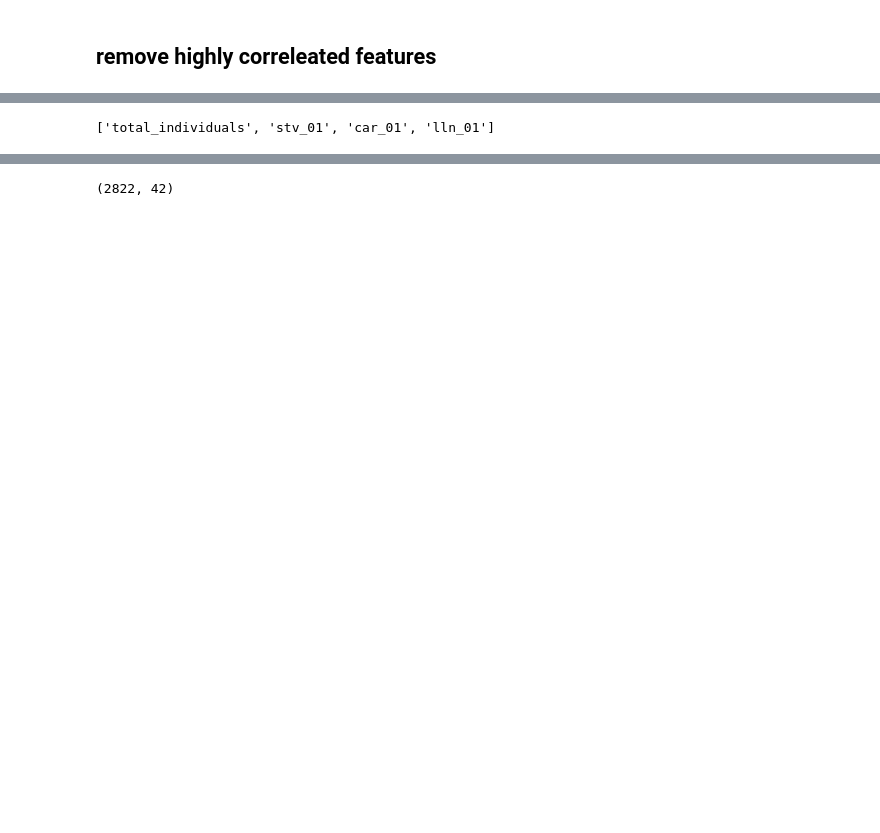
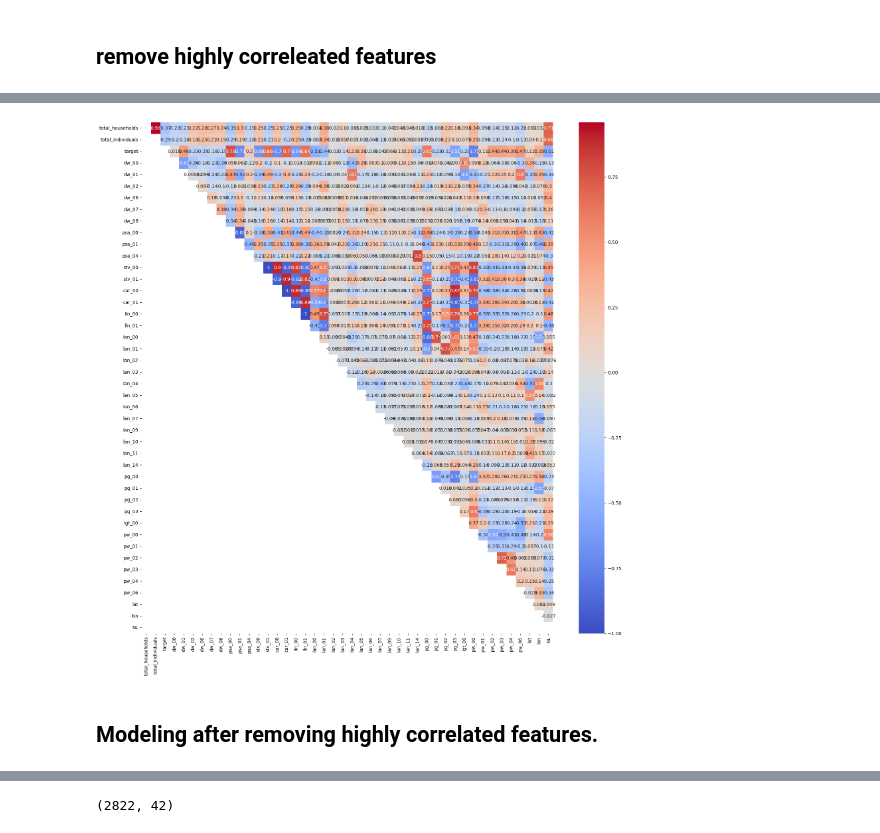
Before and after one commit to segnig/-segnig-International-Women-s-Day-Zindi-Challenge-, a Jupyter notebook: International_Women's_Day_Challenge.ipynb, the cells around one changed output, grey strips where cells are left out. Cells and saved outputs as stored; diff of their text form; code cells hidden in the pictures; blank space fills up the shorter version.

```diff
--- a/International_Women's_Day_Challenge.ipynb
+++ b/International_Women's_Day_Challenge.ipynb
@@ -254,12 +260,17 @@ bestIteration = 986
 Shrink model to first 987 iterations.
 RMSE: 2.9874531529368418
 # %%
-test["target"] = model_cat.predict(test[train_features])
+sub_df = pd.DataFrame(
+    {
+        "ward": test["ward"],
+        "target": model_cat.predict(test[train_features])
+    }
+)
 
-test[["ward", "target"]].to_csv("submission_cat_model_without_feature_selection.csv", index=False)
+sub_df.to_csv("submission_cat_model_without_feature_selection.csv", index=False)
 
 # to file
-test[["ward", "target"]].head()
+sub_df.head()
 # %% [output]
 |  | ward | target |
 | 0 | 21001001: Ward 1 | 18.490138 |
@@ -279,11 +290,16 @@ mse = mean_squared_error(y_test, y_pred)
 
 print(f"RMSE: {np.sqrt(mse)}")
 
-test["target"] = model_xgb.predict(test[train_features])
+sub_df = pd.DataFrame(
+    {
+        "ward": test["ward"],
+        "target": model_xgb.predict(test[train_features])
+    }
+)
 
-test[["ward", "target"]].to_csv("submission_xgb_model_without_feature_selection.csv", index=False)
+sub_df.to_csv("submission_xgb_model_without_feature_selection.csv", index=False)
 
-test[["ward", "target"]].head()
+sub_df.head()
 # %% [output]
 [0]     validation_0-rmse:7.55806
 [99]    validation_0-rmse:3.41128
@@ -313,11 +329,16 @@ You can set `force_col_wise=true` to remove the overhead.
 [LightGBM] [Info] Start training from score 24.512353
 RMSE: 3.1763752466083535
 # %%
-test["target"] = model_lgb.predict(test[train_features])
+sub_df = pd.DataFrame(
+    {
+        "ward": test["ward"],
+        "target": model_lgb.predict(test[train_features])
+    }
+)
 
-test[["ward", "target"]].to_csv("submission_lgb_model_without_feature_selection.csv", index=False)
+sub_df.to_csv("submission_lgb_model_without_feature_selection.csv", index=False)
 
-test[["ward", "target"]].head()
+sub_df.head()
 # %% [output]
 |  | ward | target |
 | 0 | 21001001: Ward 1 | 16.950257 |
@@ -486,15 +515,15 @@ LGBMRegressor RMSE: 3.1473835100346
 # %%
+upper = corr_matrix.where(np.triu(np.ones(corr_matrix.shape), k=1).astype(bool))
 
-numerical_features = [col for col in train.columns if train[col].dtype != 'O']
-corr_matrix = train[numerical_features].corr()
+fig, ax = plt.subplots(figsize=(20, 20))
+sns.heatmap(upper, annot=True, cmap='coolwarm', ax=ax)
+plt.show()
 
-# upper matrix
-upper = corr_matrix.where(np.triu(np.ones(corr_matrix.shape), k=1).astype(bool))
 to_drop = [column for column in upper.columns if any(abs(upper[column]) > 0.95)]
 
 train.drop(labels=to_drop, axis=1, inplace=True)
 test.drop(labels=to_drop, axis=1, inplace=True)
+# %% [output]
+[figure, added]
-# %%
-to_drop
-# %% [output]
-['total_individuals', 'stv_01', 'car_01', 'lln_01']
+# %% [markdown]
+## Modeling after removing highly correlated features.
```
Also changed, not shown: parts of 20 cells of this notebook.
